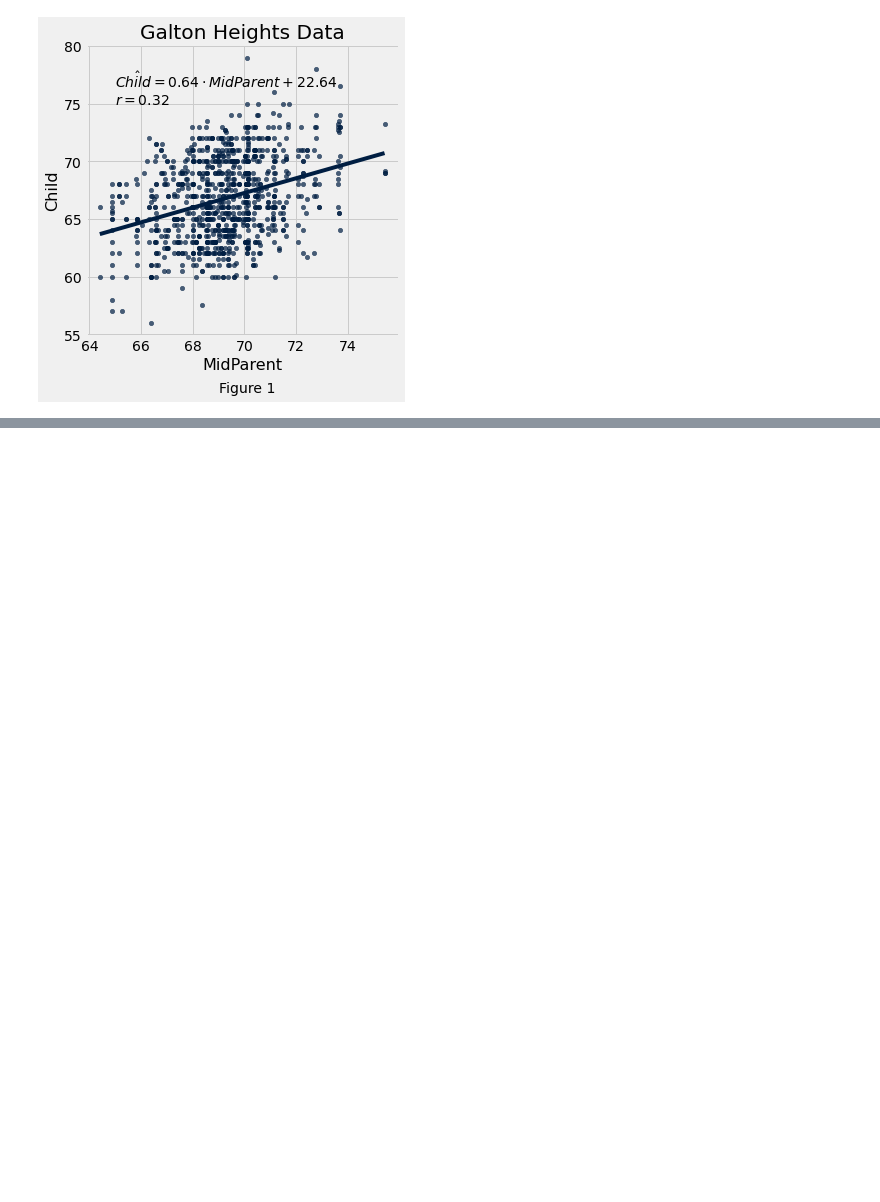
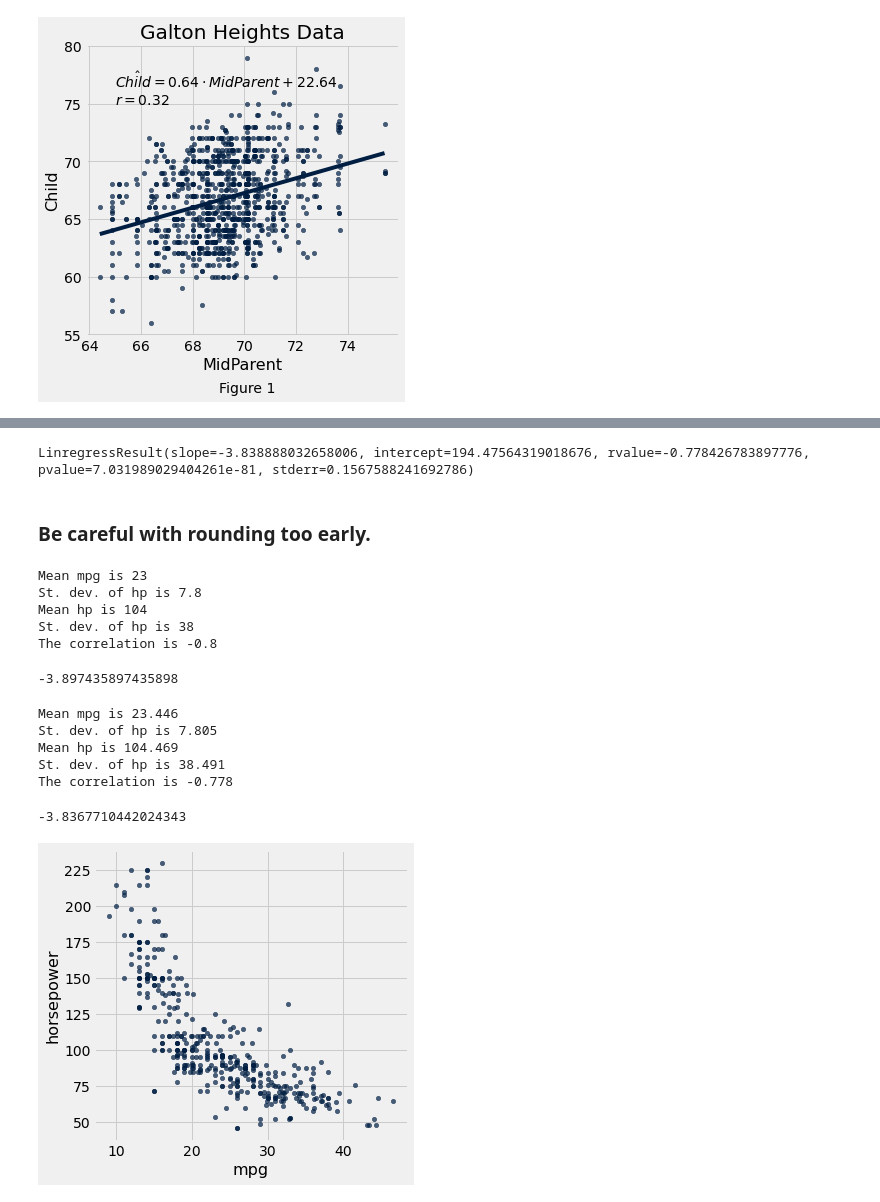
Before and after one commit to ipydatabook/PublicMaterial, a Jupyter notebook: Rectures/Ntbk20.ipynb, the cells around one changed output, grey strips where cells are left out. Drawn from its saved outputs; the diff is of its cells as text; code cells hidden in the pictures; blank space fills up the shorter version.

```diff
--- a/Rectures/Ntbk20.ipynb
+++ b/Rectures/Ntbk20.ipynb
@@ -334,0 +363,4 @@ hide_code_figure()
+# %%
+auto = Table.read_table("Auto_Data_Set_963_49.csv")
+auto = auto.select("name", "year", "mpg", "horsepower")
+auto.show(4)
@@ -334,0 +374,44 @@ hide_code_figure()
+# %%
+scipy.stats.linregress(auto.column("mpg"), auto.column("horsepower"))
+# %% [output]
+LinregressResult(slope=-3.838888032658006, intercept=194.47564319018676, rvalue=-0.778426783897776, pvalue=7.031989029404261e-81, stderr=0.1567588241692786)
+# %% [markdown]
+### Be careful with rounding too early.
+# %%
+print("Mean mpg is", round(np.mean(auto.column("mpg"))))
+print("St. dev. of hp is", round(stats.tstd(auto.column("mpg")),1))
+print("Mean hp is", round(np.mean(auto.column("horsepower"))))
+print("St. dev. of hp is", round(stats.tstd(auto.column("horsepower"))))
+print("The correlation is", round(stats.pearsonr(auto.column("mpg"), auto.column("horsepower"))[0],1))
+# %% [output]
+Mean mpg is 23
+St. dev. of hp is 7.8
+Mean hp is 104
+St. dev. of hp is 38
+The correlation is -0.8
+# %%
+slope = -0.8*38/7.8
+slope
+# %% [output]
+-3.897435897435898
+# %%
+print("Mean mpg is", round(np.mean(auto.column("mpg")), 3))
+print("St. dev. of hp is", round(stats.tstd(auto.column("mpg")),3))
+print("Mean hp is", round(np.mean(auto.column("horsepower")),3))
+print("St. dev. of hp is", round(stats.tstd(auto.column("horsepower")),3))
+print("The correlation is", round(stats.pearsonr(auto.column("mpg"), auto.column("horsepower"))[0],3))
+# %% [output]
+Mean mpg is 23.446
+St. dev. of hp is 7.805
+Mean hp is 104.469
+St. dev. of hp is 38.491
+The correlation is -0.778
+# %%
+slope = -0.778 * 38.491 / 7.805
+slope
+# %% [output]
+-3.8367710442024343
+# %%
+auto.scatter("mpg", "horsepower")
+# %% [output]
+[figure, added]
```
Also changed, not shown: parts of 15 cells of this notebook.
